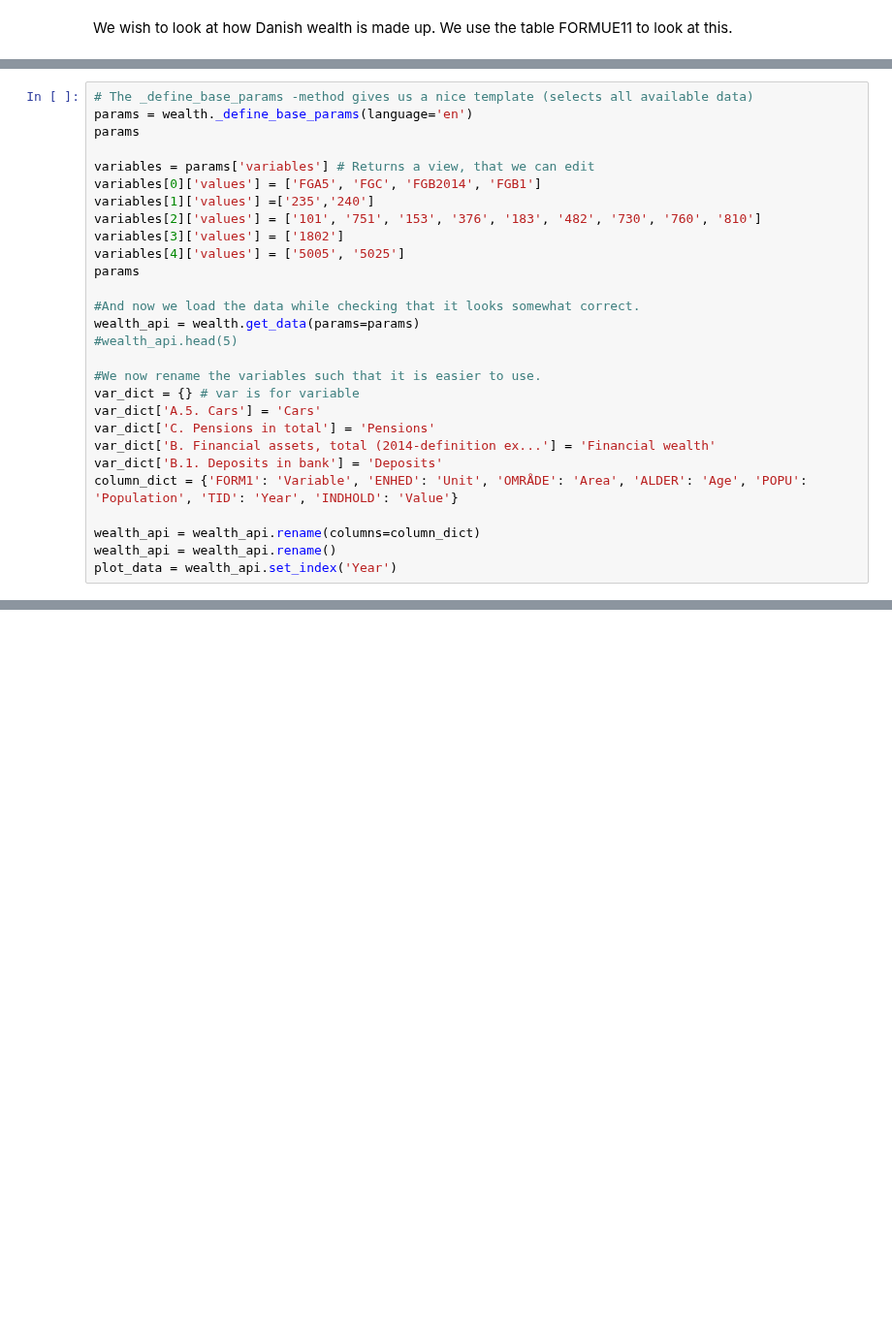
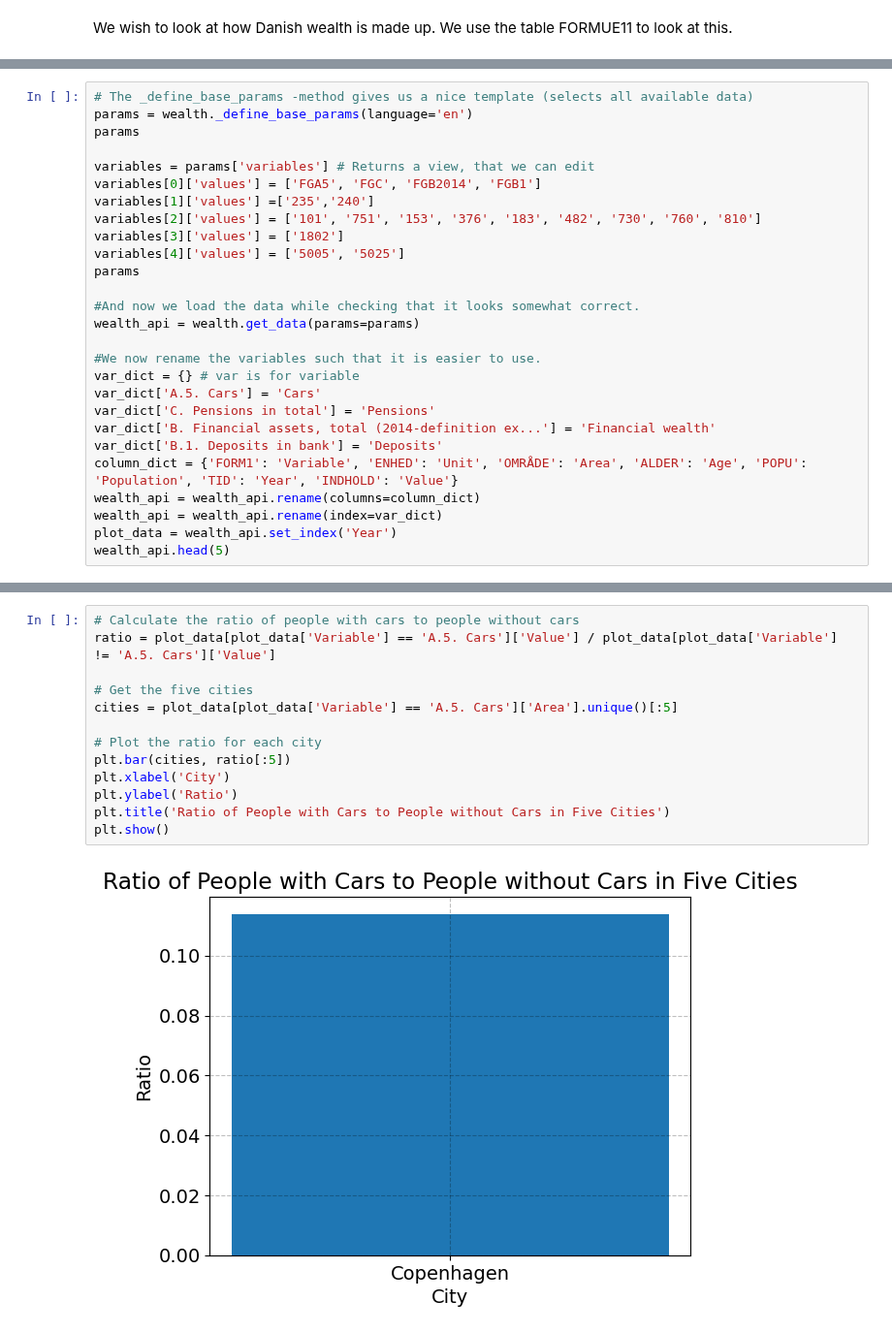
Before and after one commit to NumEconCopenhagen/projects-2024-frederik, a Jupyter notebook: dataproject/APIData.ipynb, the cells around one changed output, grey strips where cells are left out. Shown at 97% size. Saved outputs shown, nothing was run; the diff lists cells and outputs as text; blank space fills up the shorter version.

```diff
--- a/dataproject/APIData.ipynb
+++ b/dataproject/APIData.ipynb
@@ -115,7 +98,6 @@ params
 
 #And now we load the data while checking that it looks somewhat correct.
 wealth_api = wealth.get_data(params=params)
-#wealth_api.head(5)
 
 #We now rename the variables such that it is easier to use.
 var_dict = {} # var is for variable
@@ -124,7 +106,7 @@ var_dict['C. Pensions in total'] = 'Pensions'
 var_dict['B. Financial assets, total (2014-definition ex...'] = 'Financial wealth'
 var_dict['B.1. Deposits in bank'] = 'Deposits'
 column_dict = {'FORM1': 'Variable', 'ENHED': 'Unit', 'OMRÅDE': 'Area', 'ALDER': 'Age', 'POPU': 'Population', 'TID': 'Year', 'INDHOLD': 'Value'}
-
 wealth_api = wealth_api.rename(columns=column_dict)
-wealth_api = wealth_api.rename()
+wealth_api = wealth_api.rename(index=var_dict)
 plot_data = wealth_api.set_index('Year')
+wealth_api.head(5)
@@ -139,0 +120,15 @@ wealth_api.head(5)
+# %%
+# Calculate the ratio of people with cars to people without cars
+ratio = plot_data[plot_data['Variable'] == 'A.5. Cars']['Value'] / plot_data[plot_data['Variable'] != 'A.5. Cars']['Value']
+
+# Get the five cities
+cities = plot_data[plot_data['Variable'] == 'A.5. Cars']['Area'].unique()[:5]
+
+# Plot the ratio for each city
+plt.bar(cities, ratio[:5])
+plt.xlabel('City')
+plt.ylabel('Ratio')
+plt.title('Ratio of People with Cars to People without Cars in Five Cities')
+plt.show()
+# %% [output]
+[figure, added]
```
Also changed, not shown: parts of 3 cells of this notebook.
